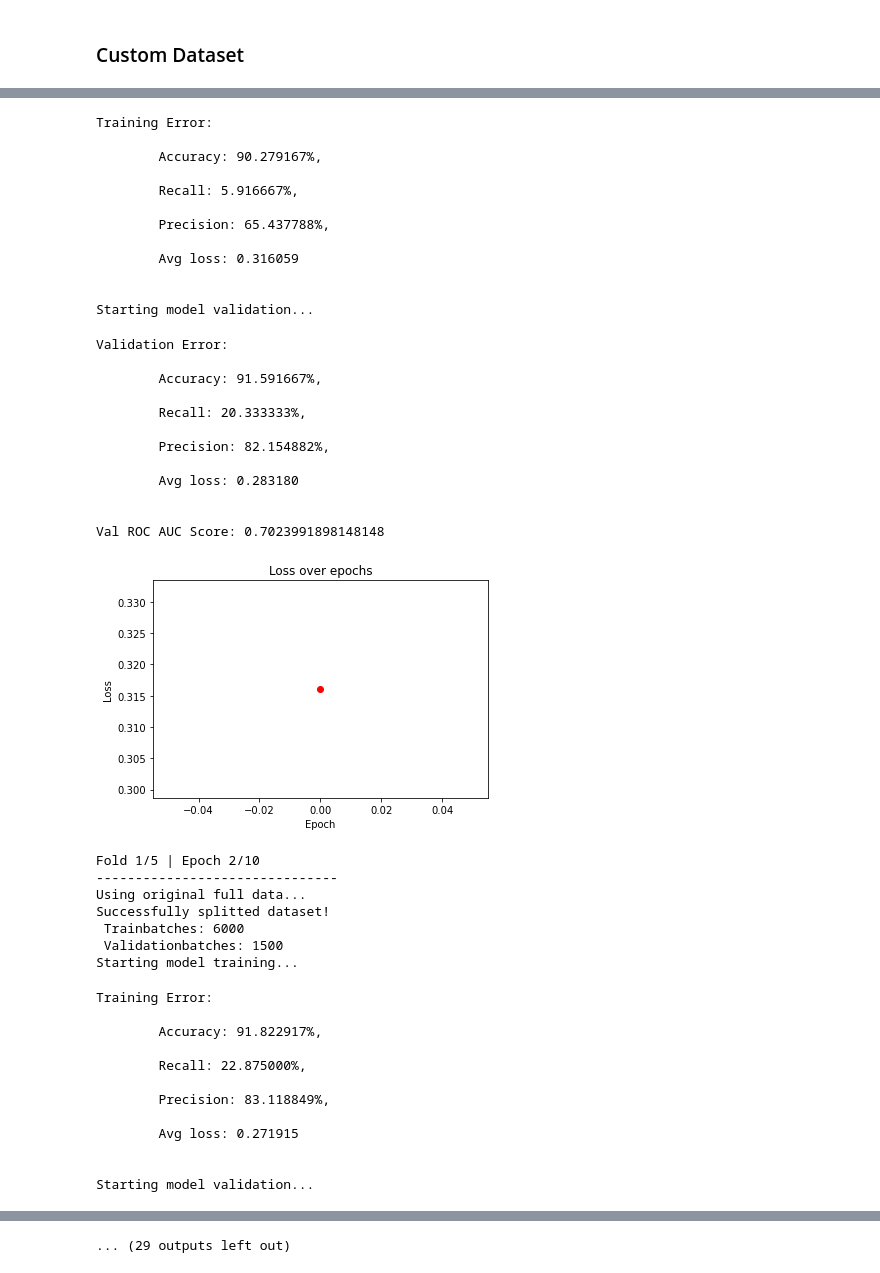
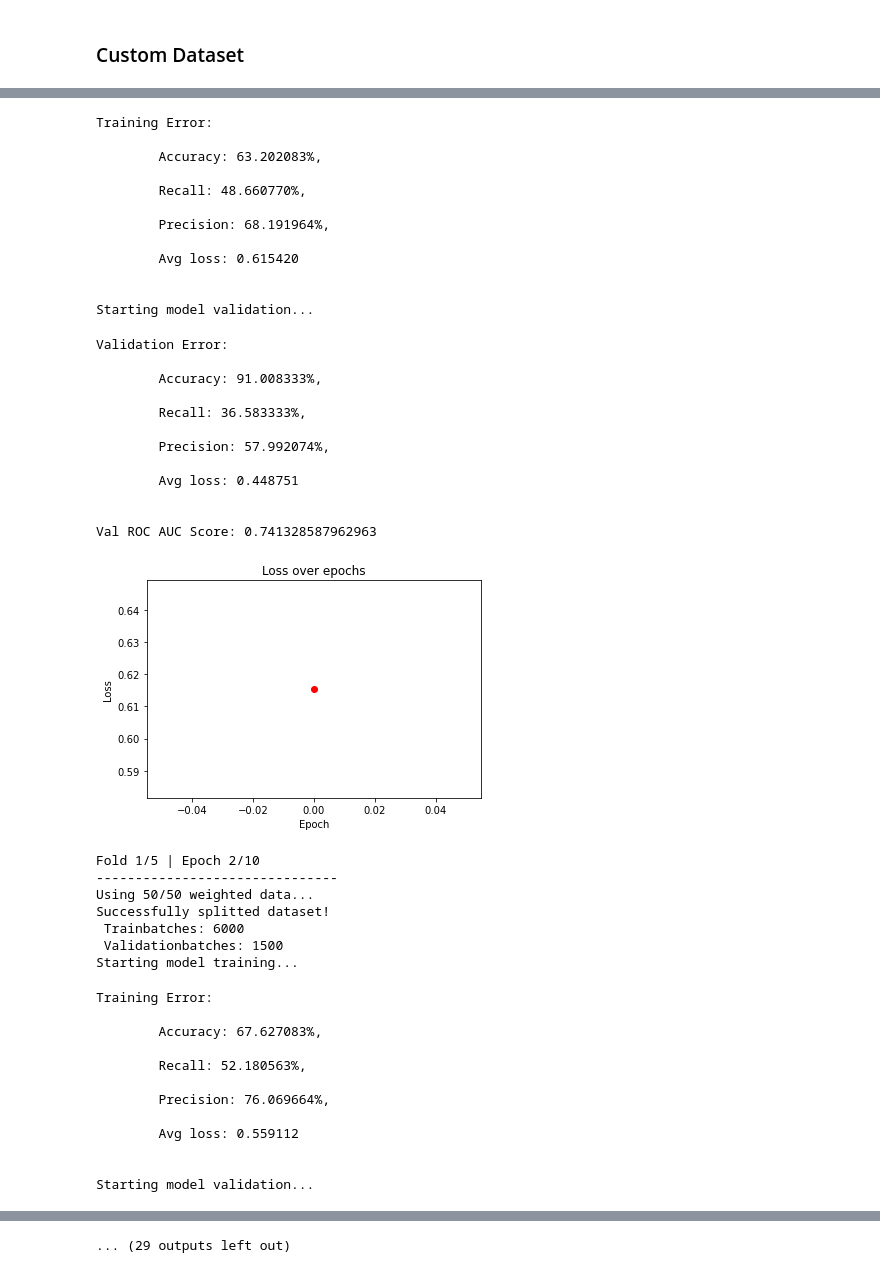
Before and after one commit to Adrian-GGit/SETI, a Jupyter notebook: seti_notebooks/schnaufNet2.0.ipynb, the cells around one changed output, grey strips where cells are left out. Saved outputs shown, nothing was run; the diff lists cells and outputs as text; code cells hidden in the pictures.

Commit message:
model training with weighted data

```diff
--- a/seti_notebooks/schnaufNet2.0.ipynb
+++ b/seti_notebooks/schnaufNet2.0.ipynb
@@ -303,7 +303,7 @@ for fold, (train_index, val_index) in enumerate(skf.split(df_train, df_train["ta
         #     train_dataloader, val_dataloader = split(train_index, val_index, behaviour=new_split_behaviour)
         # else:
         #     train_dataloader, val_dataloader = split(train_index, val_index, behaviour=current_split_behaviour)
-        train_dataloader, val_dataloader = split(train_index, val_index, behaviour=conf_dict["behaviours"]["all"]) # only behaviour 'all'
+        train_dataloader, val_dataloader = split(train_index, val_index, behaviour=conf_dict["behaviours"]["weighted"]) # only behaviour 'all'
         train_loop(model, train_dataloader, optimizer, loss_fn, scheduler, epoch_train_loss_list)
         val_labels, val_predictions = validation_loop(model, val_dataloader, loss_fn)
         roc_auc = metrics.roc_auc_score(val_labels, val_predictions)
@@ -333,48 +333,48 @@ Using original full data...
 Successfully splitted dataset!
  Trainbatches: 6000
  Validationbatches: 1500
 Starting model training...
 Training Error:
 
-        Accuracy: 90.279167%,
+        Accuracy: 63.202083%,
 
-        Recall: 5.916667%,
+        Recall: 48.660770%,
 
-        Precision: 65.437788%,
+        Precision: 68.191964%,
 
-        Avg loss: 0.316059
+        Avg loss: 0.615420
 
 
 Starting model validation...
 Validation Error:
 
-        Accuracy: 91.591667%,
+        Accuracy: 91.008333%,
 
-        Recall: 20.333333%,
+        Recall: 36.583333%,
 
-        Precision: 82.154882%,
+        Precision: 57.992074%,
 
-        Avg loss: 0.283180
+        Avg loss: 0.448751
 
 
-Val ROC AUC Score: 0.7023991898148148
+Val ROC AUC Score: 0.741328587962963
-[figure, old version]
+[figure, new version]
 Fold 1/5 | Epoch 2/10
 -------------------------------
-Using original full data...
+Using 50/50 weighted data...
 Successfully splitted dataset!
  Trainbatches: 6000
  Validationbatches: 1500
 Starting model training...
 Training Error:
 
-        Accuracy: 91.822917%,
+        Accuracy: 67.627083%,
 
-        Recall: 22.875000%,
+        Recall: 52.180563%,
 
-        Precision: 83.118849%,
+        Precision: 76.069664%,
 
-        Avg loss: 0.271915
+        Avg loss: 0.559112
 
 
 Starting model validation...
```
Also changed, not shown: parts of 1 cell of this notebook, 4 other files.
